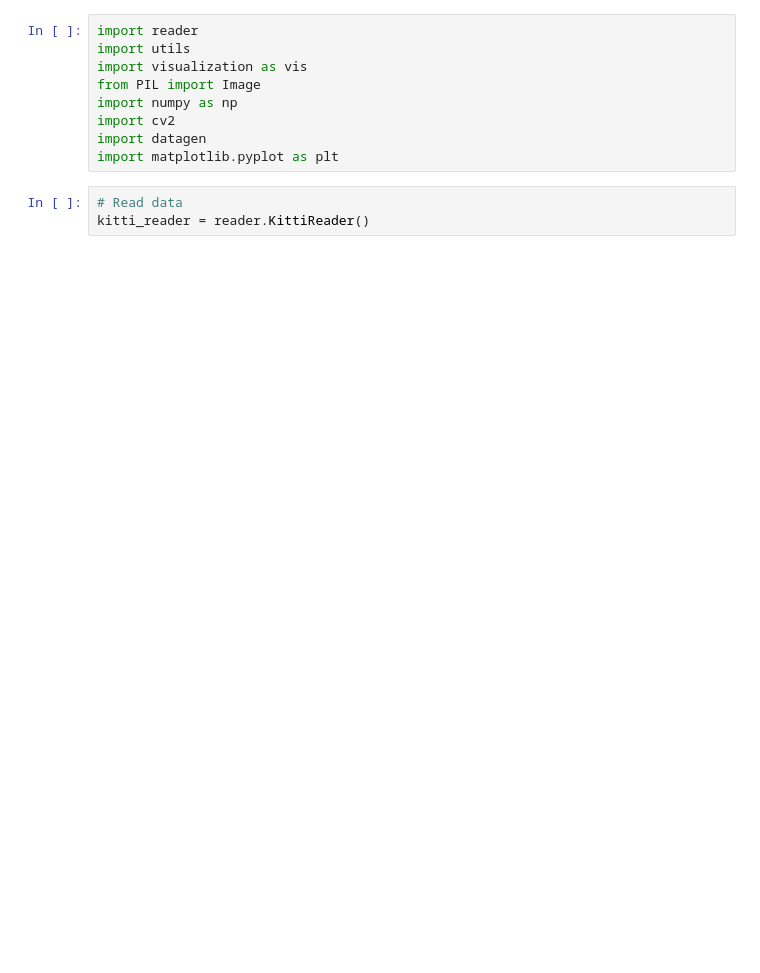
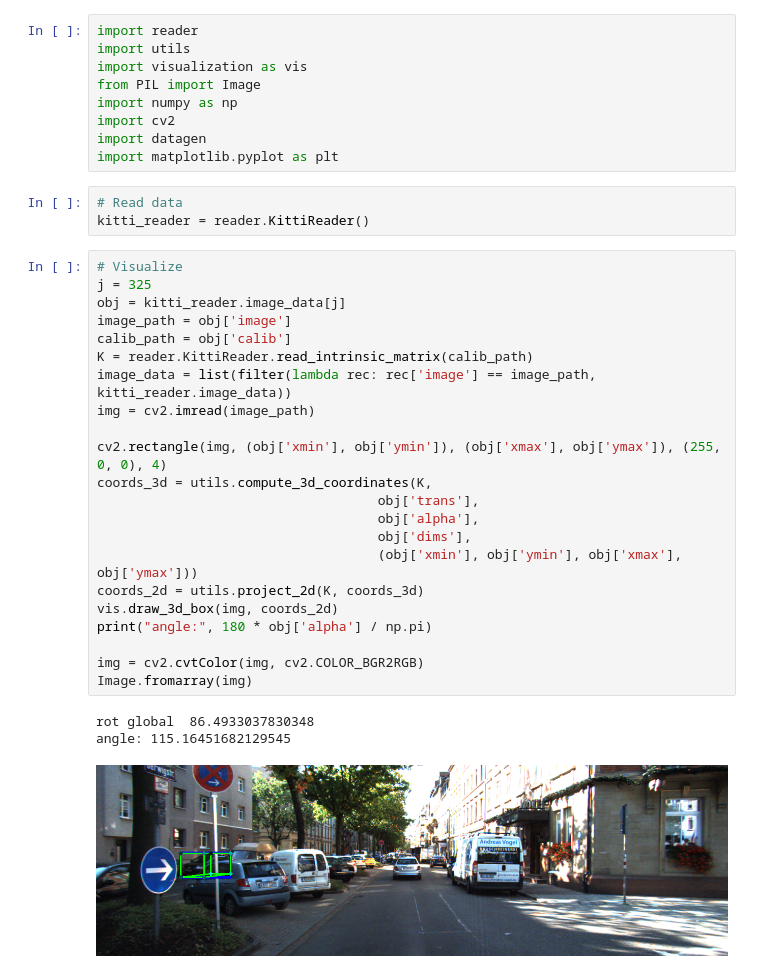
Before and after one commit to yoyomolinas/deep-threed-box, a Jupyter notebook: train.ipynb, the cells around one changed output. Cells and saved outputs as stored; diff of their text form; blank space fills up the shorter version.

```diff
--- a/train.ipynb
+++ b/train.ipynb
@@ -10,5 +10,31 @@ import matplotlib.pyplot as plt
 # %%
 # Read data
 kitti_reader = reader.KittiReader()
+# %%
+# Visualize
+j = 325
+obj = kitti_reader.image_data[j]
+image_path = obj['image']
+calib_path = obj['calib']
+K = reader.KittiReader.read_intrinsic_matrix(calib_path)
+image_data = list(filter(lambda rec: rec['image'] == image_path, kitti_reader.image_data))
+img = cv2.imread(image_path)
+
+cv2.rectangle(img, (obj['xmin'], obj['ymin']), (obj['xmax'], obj['ymax']), (255, 0, 0), 4)
+coords_3d = utils.compute_3d_coordinates(K,
+                                    obj['trans'],
+                                    obj['alpha'],
+                                    obj['dims'],
+                                    (obj['xmin'], obj['ymin'], obj['xmax'], obj['ymax']))
+coords_2d = utils.project_2d(K, coords_3d)
+vis.draw_3d_box(img, coords_2d)
+print("angle:", 180 * obj['alpha'] / np.pi)
+
+img = cv2.cvtColor(img, cv2.COLOR_BGR2RGB)
+Image.fromarray(img)
+# %% [output]
+rot global  86.4933037830348
+angle: 115.16451682129545
+[figure, added]
 # %%
 gen = datagen.BatchGenerator(kitti_reader, jitter = True, mode = 'train')
```
Also changed, not shown: parts of 5 cells of this notebook, 5 other files.
